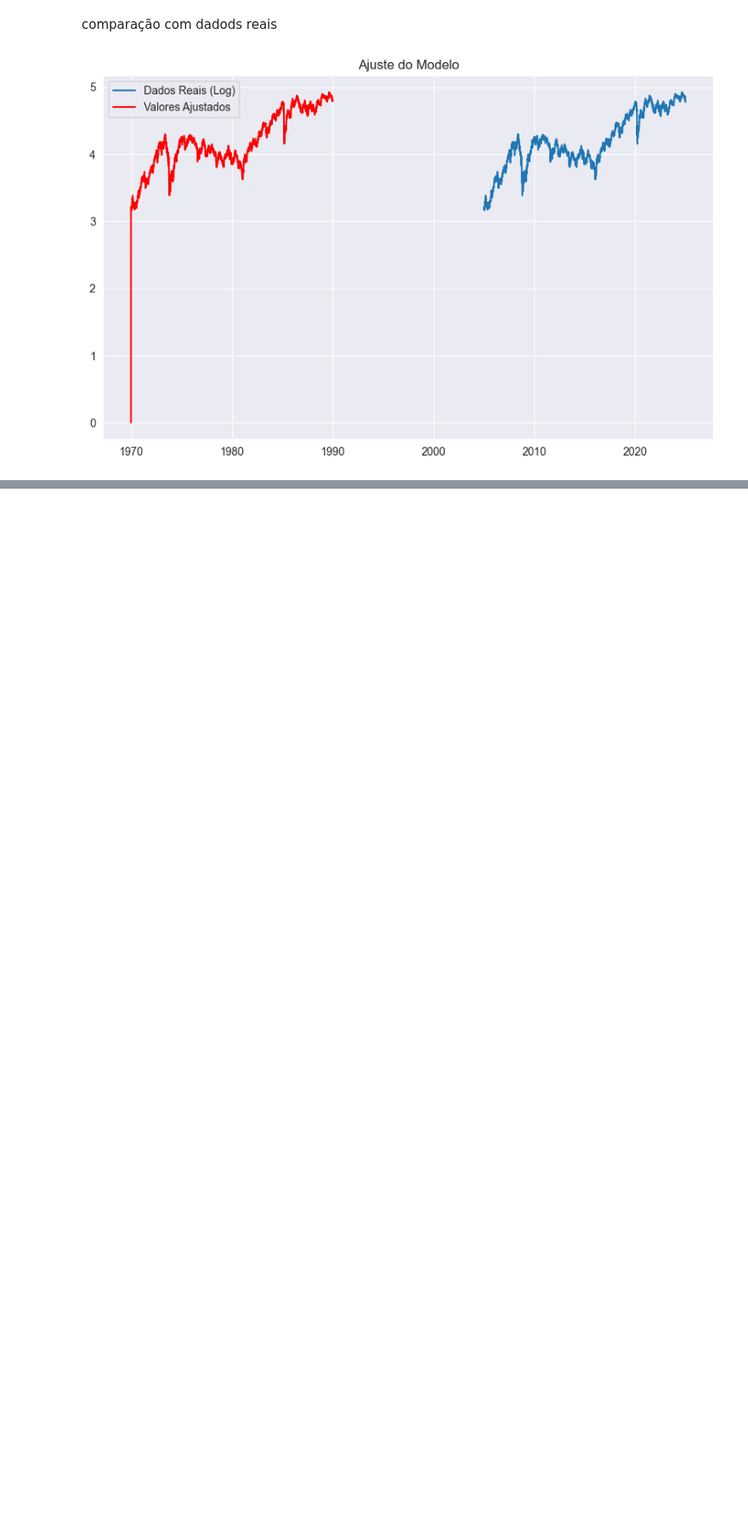
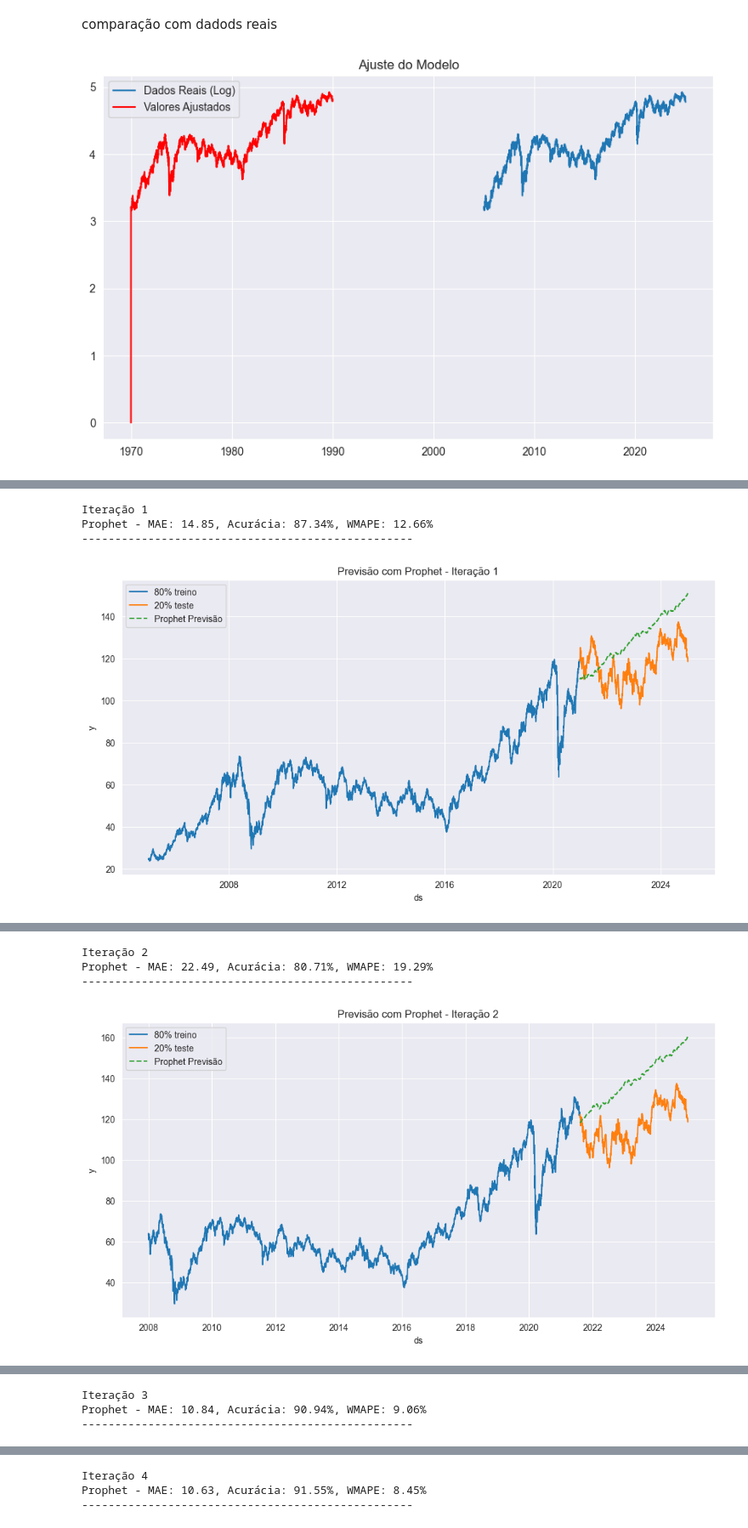
Before and after one commit to Data-Analitycs-Pos-Tech-Fiap/Ibovespa-prev, a Jupyter notebook: ibov-prev_v2.ipynb, the cells around one changed output, grey strips where cells are left out. Shown at 85% size. Drawn from its saved outputs; the diff is of its cells as text; code cells hidden in the pictures; blank space fills up the shorter version.

```diff
--- a/ibov-prev_v2.ipynb
+++ b/ibov-prev_v2.ipynb
@@ -544,0 +719,43 @@ plt.show()
+# %%
+from prophet import Prophet
+from sklearn.metrics import mean_absolute_error
+import numpy as np
+import pandas as pd
+import matplotlib.pyplot as plt
+import seaborn as sns
+
+# Iteração sobre os conjuntos de treino e teste
+for i, (df_train, df_test) in enumerate(dfs):
+    # Preparar os dados para Prophet
+    df_train_prophet = df_train.rename(columns={'ds': 'ds', 'y': 'y'})  # Prophet já aceita 'ds' e 'y'
+
+    # Criar e ajustar o modelo Prophet
+    model = Prophet()
+    model.fit(df_train_prophet)
+
+    # Criar DataFrame para previsões
+    future = pd.DataFrame({'ds': df_test['ds']})
+
+    # Fazer previsões
+    forecast = model.predict(future)
+    df_test['prophet_forecast'] = forecast['yhat'].values
+
+    # Calcular métricas para Prophet
+    mae_prophet = mean_absolute_error(df_test['y'], df_test['prophet_forecast'])
+    wmape_prophet = (np.sum(np.abs(df_test['y'] - df_test['prophet_forecast'])) / np.sum(df_test['y'])) * 100
+    acuracia_prophet = (1 - (mae_prophet / df_test['y'].mean())) * 100
+
+    # Exibir resultados
+    print(f"Iteração {i+1}")
+    print(f"Prophet - MAE: {mae_prophet:.2f}, Acurácia: {acuracia_prophet:.2f}%, WMAPE: {wmape_prophet:.2f}%")
+    print("-" * 50)
+
+    # Gráficos comparativos
+    fig, ax = plt.subplots(figsize=(12, 6))
+    sns.lineplot(data=df_train, x='ds', y='y', label='80% treino', ax=ax)
+    sns.lineplot(data=df_test, x='ds', y='y', label='20% teste', ax=ax)
+    sns.lineplot(data=df_test, x='ds', y='prophet_forecast', label='Prophet Previsão', linestyle='--', ax=ax)
+    ax.set_title(f'Previsão com Prophet - Iteração {i+1}')
+    ax.legend()
+    plt.show()
+# %% [output]
@@ -544,0 +765,4 @@ plt.show()
+Iteração 1
+Prophet - MAE: 14.85, Acurácia: 87.34%, WMAPE: 12.66%
+--------------------------------------------------
+[figure, added]
@@ -544,0 +771,4 @@ plt.show()
+Iteração 2
+Prophet - MAE: 22.49, Acurácia: 80.71%, WMAPE: 19.29%
+--------------------------------------------------
+[figure, added]
@@ -544,0 +777,3 @@ plt.show()
+Iteração 3
+Prophet - MAE: 10.84, Acurácia: 90.94%, WMAPE: 9.06%
+--------------------------------------------------
@@ -544,0 +783,3 @@ plt.show()
+Iteração 4
+Prophet - MAE: 10.63, Acurácia: 91.55%, WMAPE: 8.45%
+--------------------------------------------------
```
Also changed, not shown: parts of 10 cells of this notebook.
